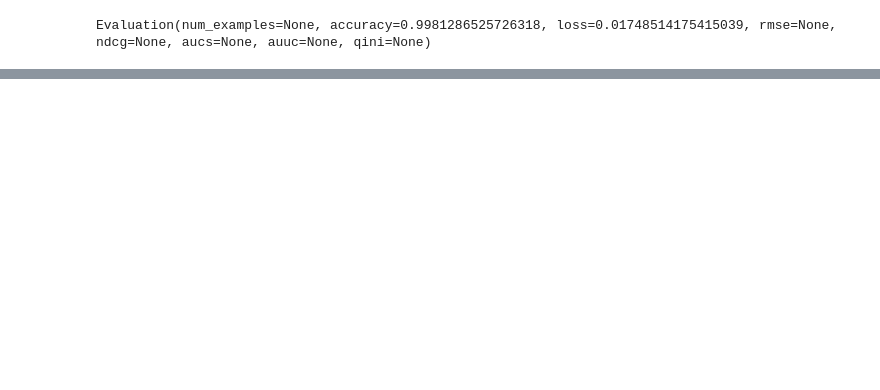
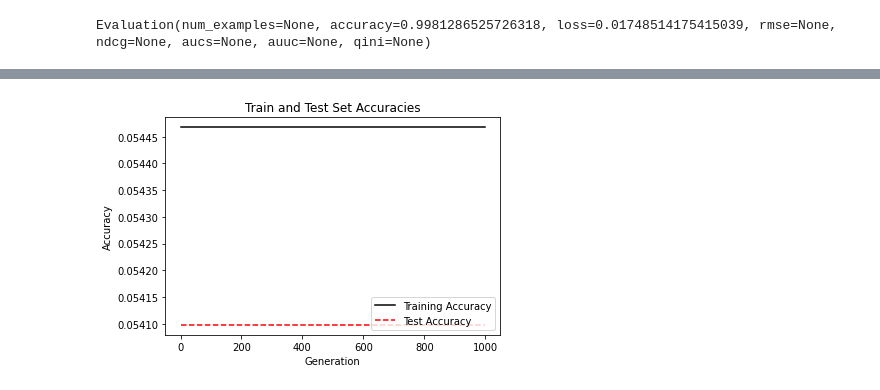
Before and after one commit to christynatalia/CSCI316_FinalProject, a Jupyter notebook: FinalProject_Pandas_CSCI316.ipynb, the cells around one changed output, grey strips where cells are left out. Cells and saved outputs as stored; diff of their text form; code cells hidden in the pictures; blank space fills up the shorter version.

```diff
--- a/FinalProject_Pandas_CSCI316.ipynb
+++ b/FinalProject_Pandas_CSCI316.ipynb
@@ -1087,0 +1265,4 @@ f1 score 0.9811127892148487
+# %%
+#prediction and accuracy
+prediction = tf1.sign(model_output)
+accuracy = tf1.reduce_mean(tf1.cast(tf1.equal(prediction, y_target), tf1.float32))
@@ -1087,0 +1282,33 @@ f1 score 0.9811127892148487
+# %%
+#training loop
+import numpy as np
+#Storing values for data visualization later on
+loss_vec = []
+train_acc = []
+test_acc = []
+
+for i in range(1000):
+  rand_index = np.random.choice(len(x_train_values), size=batch_size)
+  rand_x = x_train_values[rand_index]
+  rand_y = np.transpose([y_train_values[rand_index]])
+  sess.run(train_step, feed_dict = {x_data: rand_x, y_target:rand_y})
+
+  temp_loss = sess.run(loss, feed_dict = {x_data: rand_x, y_target:rand_y})
+  loss_vec.append(temp_loss)
+
+  train_acc_temp = sess.run(accuracy, feed_dict = {x_data: x_train_values, y_target: np.transpose([y_train_values])})
+  train_acc.append(train_acc_temp)
+
+  test_acc_temp = sess.run(accuracy, feed_dict={
+      x_data:x_test_values,
+      y_target: np.transpose([y_test_values])})
+  test_acc.append(test_acc_temp)
+
+  if (i+1) % 100 == 0:
+    # print('Step #{} A = {}, b = {}'.format(
+    #     str(i+1),
+    #     str(sess.run(A)),
+    #     str(sess.run(b))
+    # ))
+    print('Accuracy = ' + str(train_acc_temp))
+    print('Loss = ' + str(temp_loss))
@@ -1087,0 +1351,10 @@ f1 score 0.9811127892148487
+# %%
+plt.plot(train_acc, 'k-', label= 'Training Accuracy')
+plt.plot(test_acc, 'r--', label='Test Accuracy')
+plt.title('Train and Test Set Accuracies')
+plt.xlabel('Generation')
+plt.ylabel('Accuracy')
+plt.legend(loc='lower right')
+plt.show()
+# %% [output]
+[figure, added]
```
Also changed, not shown: parts of 51 cells of this notebook.
